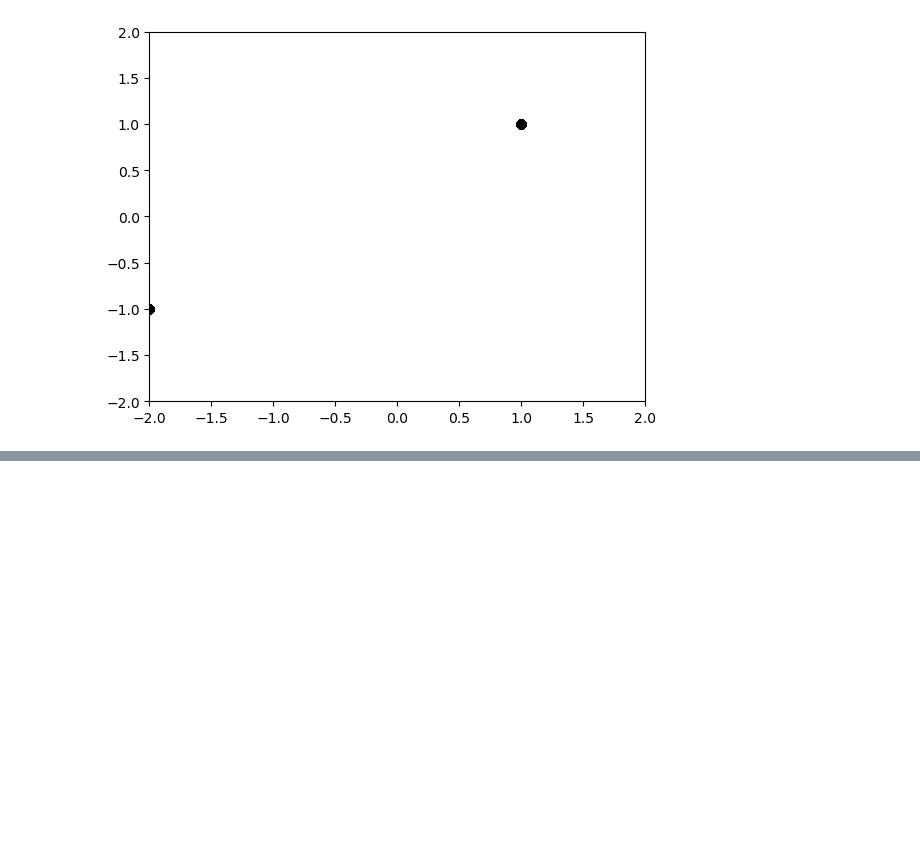
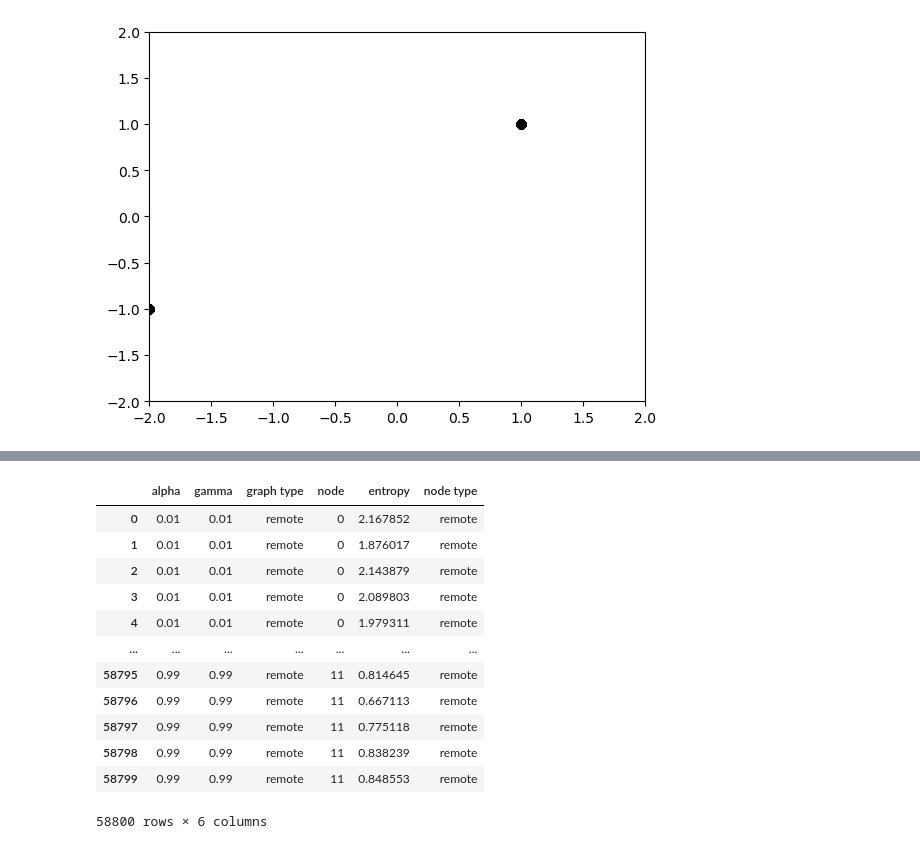
Before and after one commit to tejas-savalia/event-boundaries, a Jupyter notebook: simulations/categorization_simulation.ipynb, the cells around one changed output, grey strips where cells are left out. Cells and saved outputs as stored; diff of their text form; code cells hidden in the pictures; blank space fills up the shorter version.

```diff
--- a/simulations/categorization_simulation.ipynb
+++ b/simulations/categorization_simulation.ipynb
@@ -557,0 +554,16 @@ g.set_ylabels('Entropy of all nodes')
+# %%
+df_entropy
+# %% [output]
+|  | alpha | gamma | graph type | node | entropy | node type |
+| 0 | 0.01 | 0.01 | remote | 0 | 2.167852 | remote |
+| 1 | 0.01 | 0.01 | remote | 0 | 1.876017 | remote |
+| 2 | 0.01 | 0.01 | remote | 0 | 2.143879 | remote |
+| 3 | 0.01 | 0.01 | remote | 0 | 2.089803 | remote |
+| 4 | 0.01 | 0.01 | remote | 0 | 1.979311 | remote |
+| ... | ... | ... | ... | ... | ... | ... |
+| 58795 | 0.99 | 0.99 | remote | 11 | 0.814645 | remote |
+| 58796 | 0.99 | 0.99 | remote | 11 | 0.667113 | remote |
+| 58797 | 0.99 | 0.99 | remote | 11 | 0.775118 | remote |
+| 58798 | 0.99 | 0.99 | remote | 11 | 0.838239 | remote |
+| 58799 | 0.99 | 0.99 | remote | 11 | 0.848553 | remote |
+58800 rows × 6 columns
```
Also changed, not shown: parts of 6 cells of this notebook.
